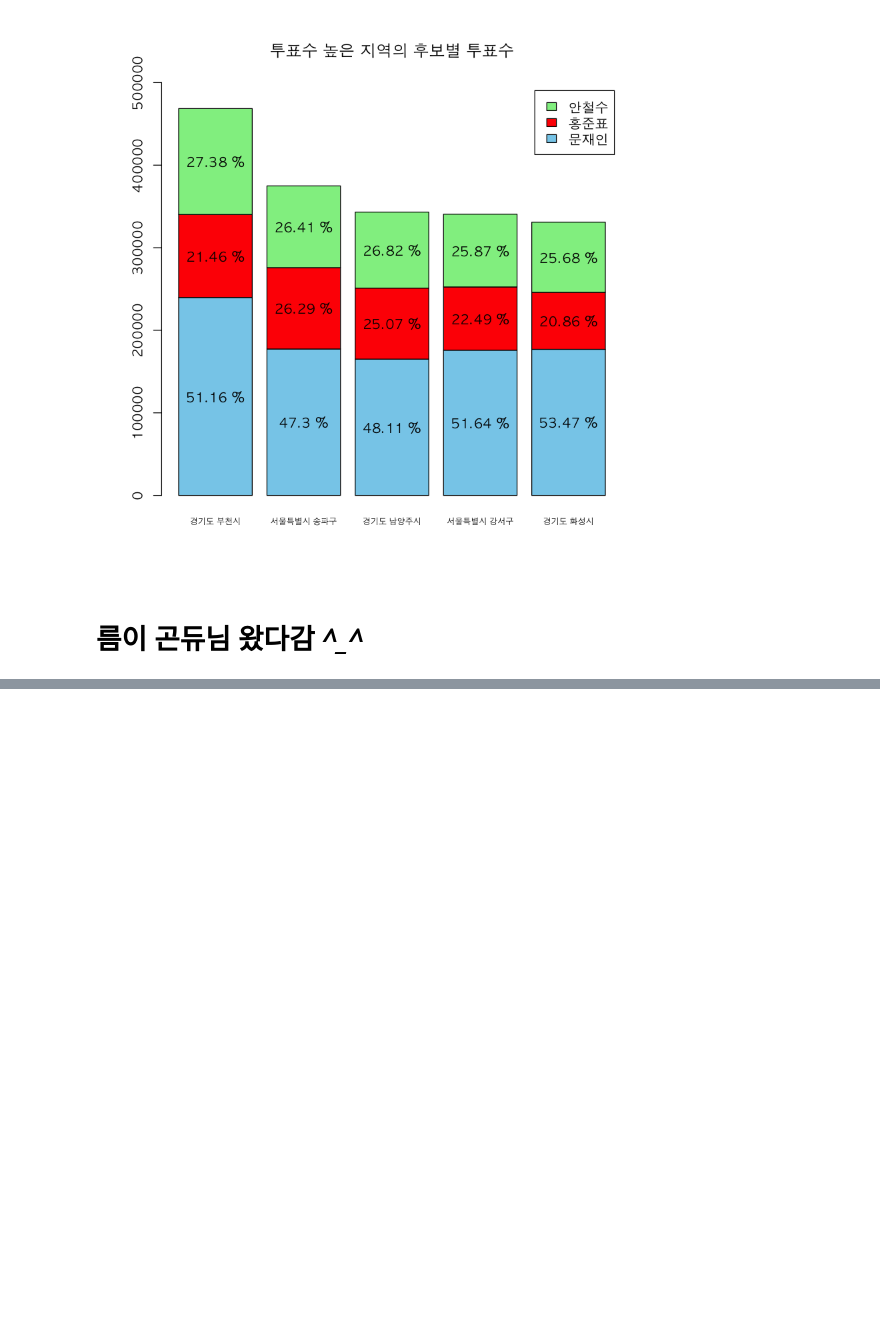
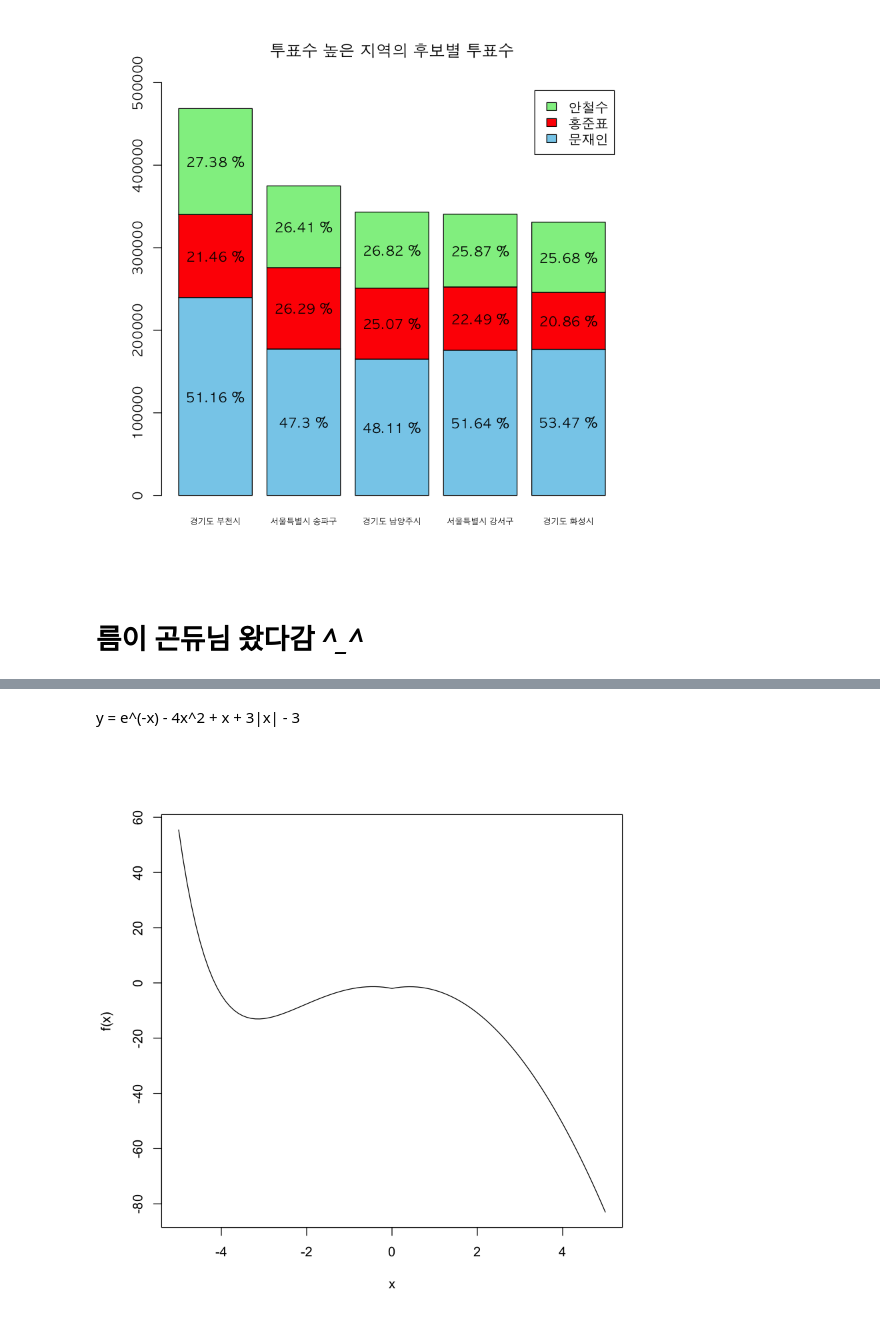
Before and after one commit to monargent0/TJRrrClass, a Jupyter notebook: 12. 데이터 시각화 2.ipynb, the cells around one changed output, grey strips where cells are left out. Drawn from its saved outputs; the diff is of its cells as text; code cells hidden in the pictures; blank space fills up the shorter version.

```diff
--- a/12. 데이터 시각화 2.ipynb
+++ b/12. 데이터 시각화 2.ipynb
@@ -292,0 +328,11 @@ for(i in 1:5){
+# %% [markdown]
+y = e^(-x) - 4x^2 + x + 3|x| - 3
+# %%
+f <- function(x){
+    y = exp(-x) - 4 * x^2 + x + 3*abs(x) - 3
+    return(y)
+}
+par(bg = 'white')
+plot(x, f(x), type = 'l')
+# %% [output]
+[figure, added]
```
Also changed, not shown: parts of 12 cells of this notebook, 2 other files.
